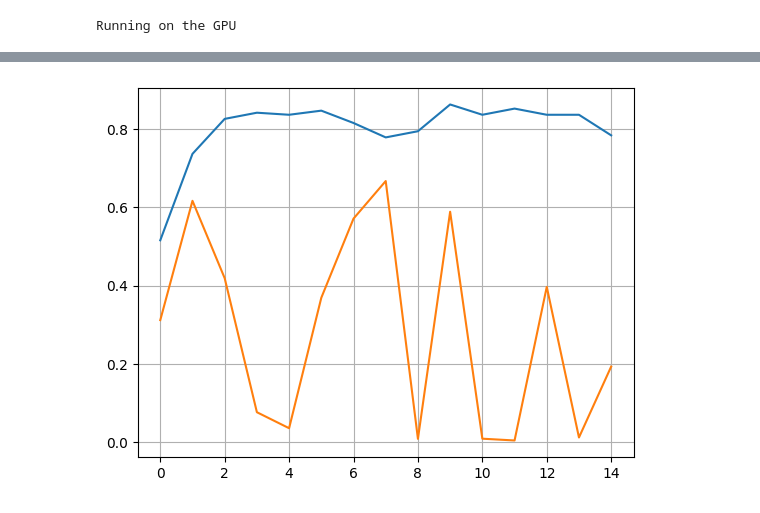
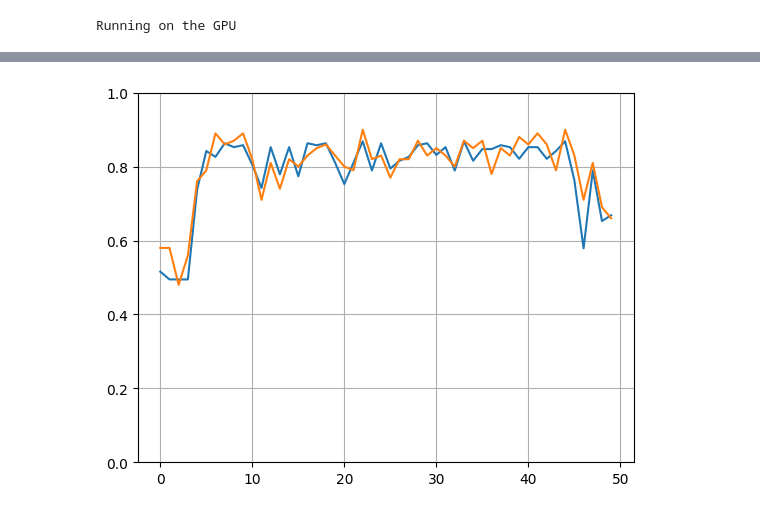
Before and after one commit to albertguo2006/2023-science-fair, a Jupyter notebook: main.ipynb, the cells around one changed output, grey strips where cells are left out. Saved outputs shown, nothing was run; the diff lists cells and outputs as text; code cells hidden in the pictures.

```diff
--- a/main.ipynb
+++ b/main.ipynb
@@ -69,5 +51,5 @@ class Net(nn.Module):
 # %%
-# net = vit.VisionTransformer()
-net = Net()
+net = vit1.VisionTransformer()
+# net = Net()
 net.to(device)
 # %% [output]
@@ -128,21 +81,24 @@ def getAccuracy(net):
 # %%
 import torch.optim as optim
 
-optimizer = optim.Adam(net.parameters(), lr=0.0005)
+optimizer = optim.Adam(net.parameters(), lr=0.001, weight_decay=1e-5)
 # %%
 trainloss = []
 testloss = []
 # %%
-EPOCHS = 15
+EPOCHS = 50
 count = 0
 
 lowestLoss = 0
 lowestNet = 0
 # %%
-for epoch in range(EPOCHS):
+from tqdm.notebook import tqdm
+
+for epoch in tqdm(range(EPOCHS)):
     for data in trainset:
         X, y = data
         X = X.to(device)
+        y = y.to(device)
 
         net.zero_grad()
         output = net(X)
@@ -152,18 +108,17 @@ for epoch in range(EPOCHS):
 
     count += 1
 
-    print(f"{round((count * 100 / EPOCHS), 2)}% Completed")
+    if count % 1 == 0:
+        trainloss.append(getTrainAccuracy(net, trainset))
 
-    trainloss.append(float(loss))
+        testLoss = getAccuracy(net, testset)
+        testloss.append(testLoss)
 
-    testLoss = getAccuracy(net)
-    testloss.append(testLoss)
+        if testLoss > lowestLoss:
+            lowestLoss = testLoss
+            lowestNet = epoch
 
-    if testLoss > lowestLoss:
-        lowestLoss = testLoss
-        lowestNet = epoch
-
-    # torch.save(net, f"nets/net{epoch}.pt")
+            torch.save(net, f"nets/net{epoch}.pt")
 
 
 print("100% Completed")
@@ -292,9 +231,10 @@ print(auc)
 # %%
 plt.plot(testloss)
 plt.plot(trainloss)
+plt.ylim([0.0, 1.0])
 plt.grid()
 # %% [output]
-[figure, old version]
+[figure, new version]
 # %%
 avgTrainLoss = getAvgLoss(trainloss)
 avgTestLoss = getAvgLoss(testloss)
```
Also changed, not shown: parts of 28 cells of this notebook, 8 other files.
